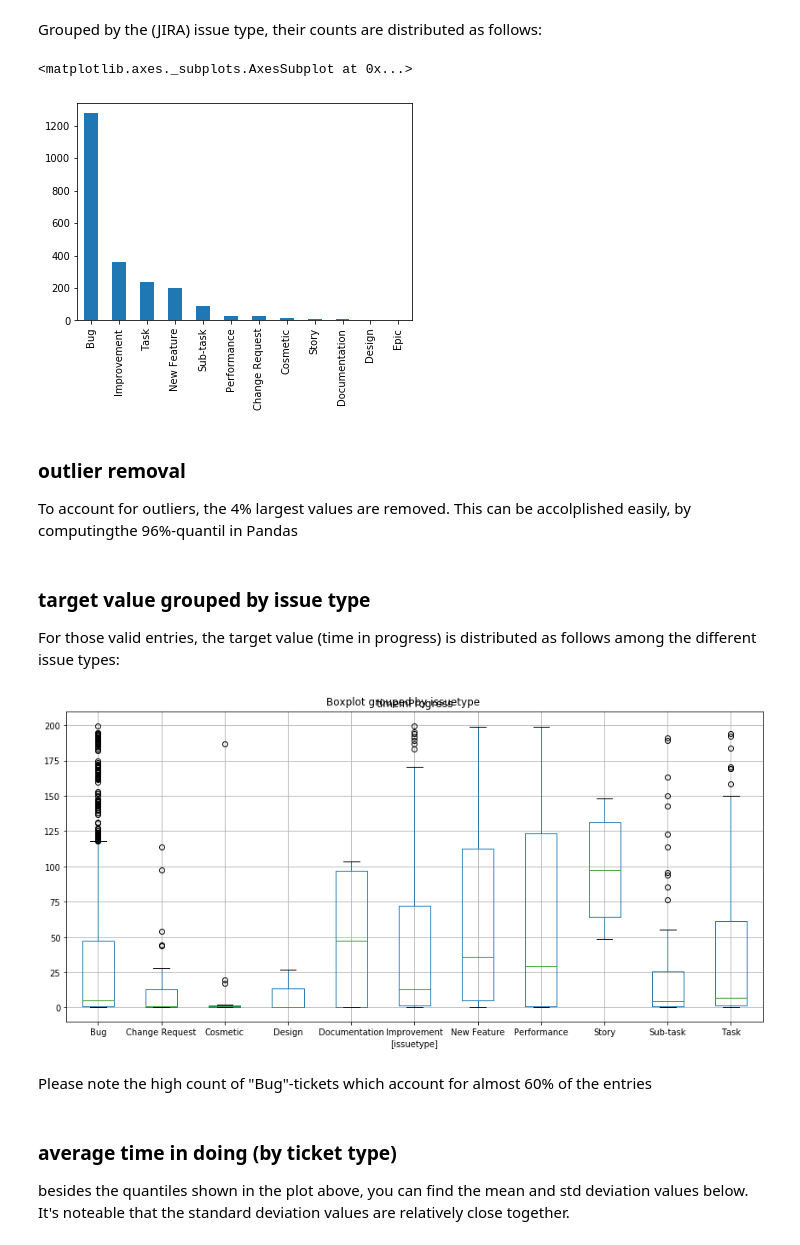
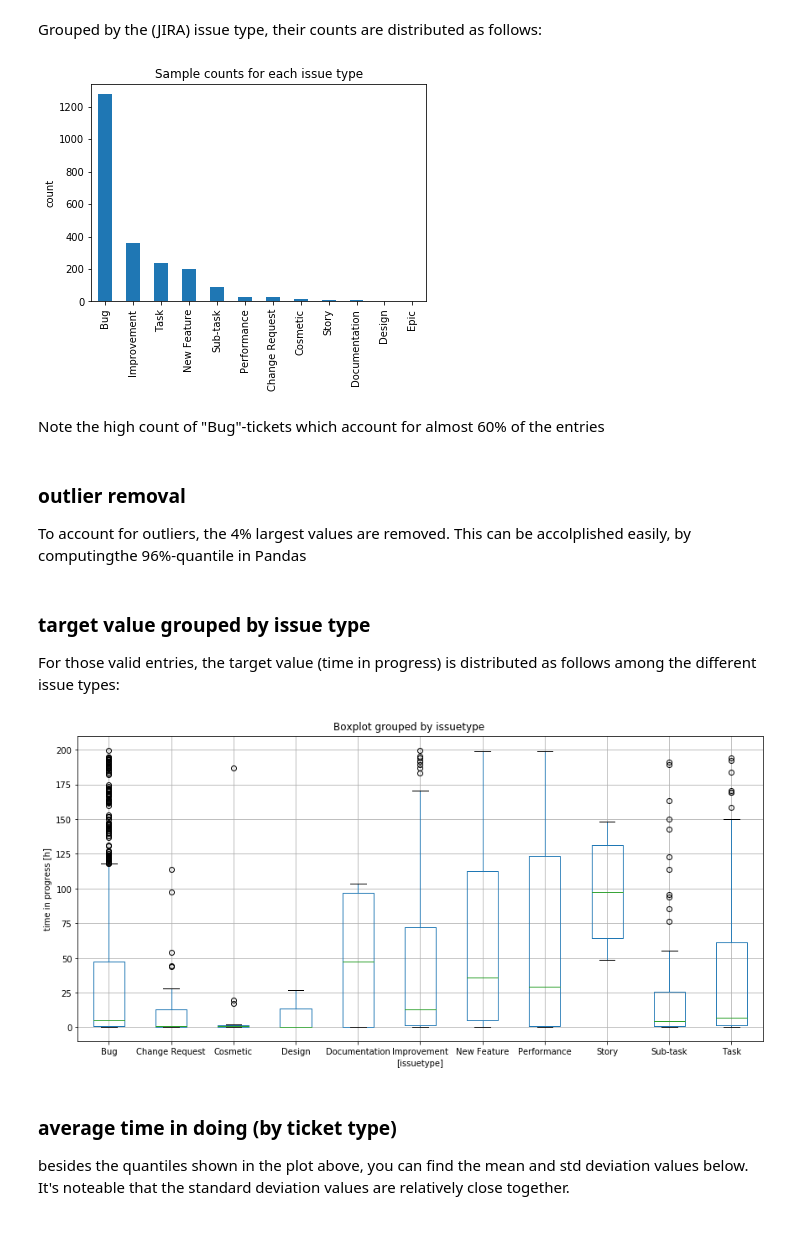
Before and after one commit to SteffenHerbort/predict_ticket_work, a Jupyter notebook: run_predict_ticket_work.ipynb, the cells around one changed output. Saved outputs shown, nothing was run; the diff lists cells and outputs as text; code cells hidden in the pictures.

```diff
--- a/run_predict_ticket_work.ipynb
+++ b/run_predict_ticket_work.ipynb
@@ -66,17 +94,19 @@ print(df[(df['timeInProgress']  > 0.0001)]['issuetype'].value_counts().sum())
 # %% [markdown]
 Grouped by the (JIRA) issue type, their counts are distributed as follows:
 # %%
-import matplotlib.pyplot as plt
-
 nonzero_entries = df['timeInProgress'] != 0.0
 
-df[nonzero_entries]['issuetype'].value_counts().plot.bar()
+axes = df[nonzero_entries]['issuetype'].value_counts().plot.bar()
+
+plt.title("Sample counts for each issue type")
+axes.set_ylabel("count");
 # %% [output]
-<matplotlib.axes._subplots.AxesSubplot at 0x...>
-[figure, old version]
+[figure, new version]
+# %% [markdown]
+Note the high count of "Bug"-tickets which account for almost 60% of the entries
 # %% [markdown]
 ### outlier removal
-To account for outliers, the 4% largest values are removed. This can be accolplished easily, by computingthe 96%-quantil in Pandas
+To account for outliers, the 4% largest values are removed. This can be accolplished easily, by computingthe 96%-quantile in Pandas
 # %%
 valid_entires = ((df['timeInProgress']  > 0.0001) & (df['timeInProgress']  < df["timeInProgress"].quantile(q=0.96)))
 # %% [markdown]
@@ -84,12 +114,12 @@ valid_entires = ((df['timeInProgress']  > 0.0001) & (df['timeInProgress']  < df[
 For those valid entries, the target value (time in progress) is distributed as follows among the different issue types:
 # %%
 data        = df[valid_entires][['issuetype', 'timeInProgress']]
-data.boxplot(by='issuetype', figsize=(12, 6))
+axes = data.boxplot(by='issuetype', figsize=(12, 6))
 plt.tight_layout()
+plt.title("");
+axes.set_ylabel("time in progress [h]");
 # %% [output]
-[figure, old version]
+[figure, new version]
-# %% [markdown]
-Please note the high count of "Bug"-tickets which account for almost 60% of the entries
 # %% [markdown]
 ### average time in doing (by ticket type)
 besides the quantiles shown in the plot above, you can find the mean and std deviation values below. It's noteable that the standard deviation values are relatively close together.
```
Also changed, not shown: parts of 20 cells of this notebook.
